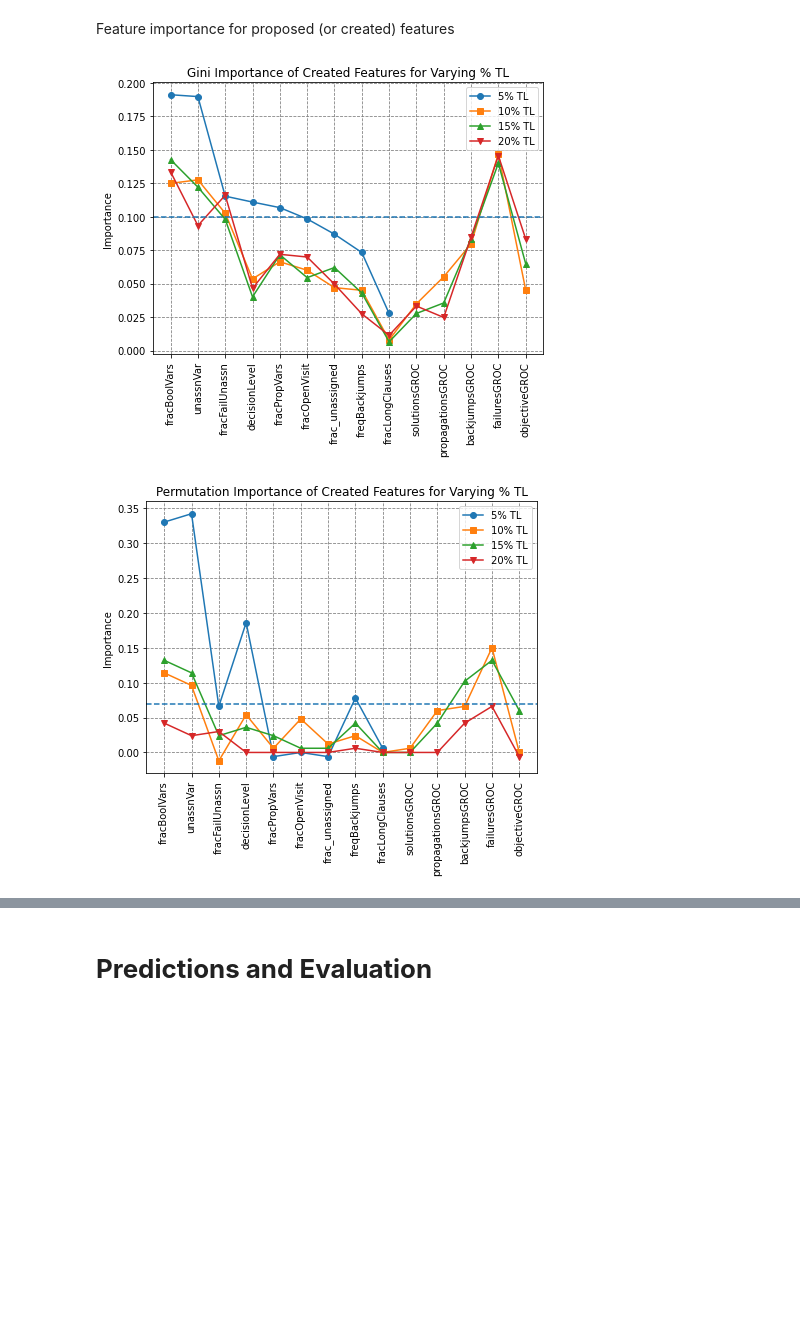
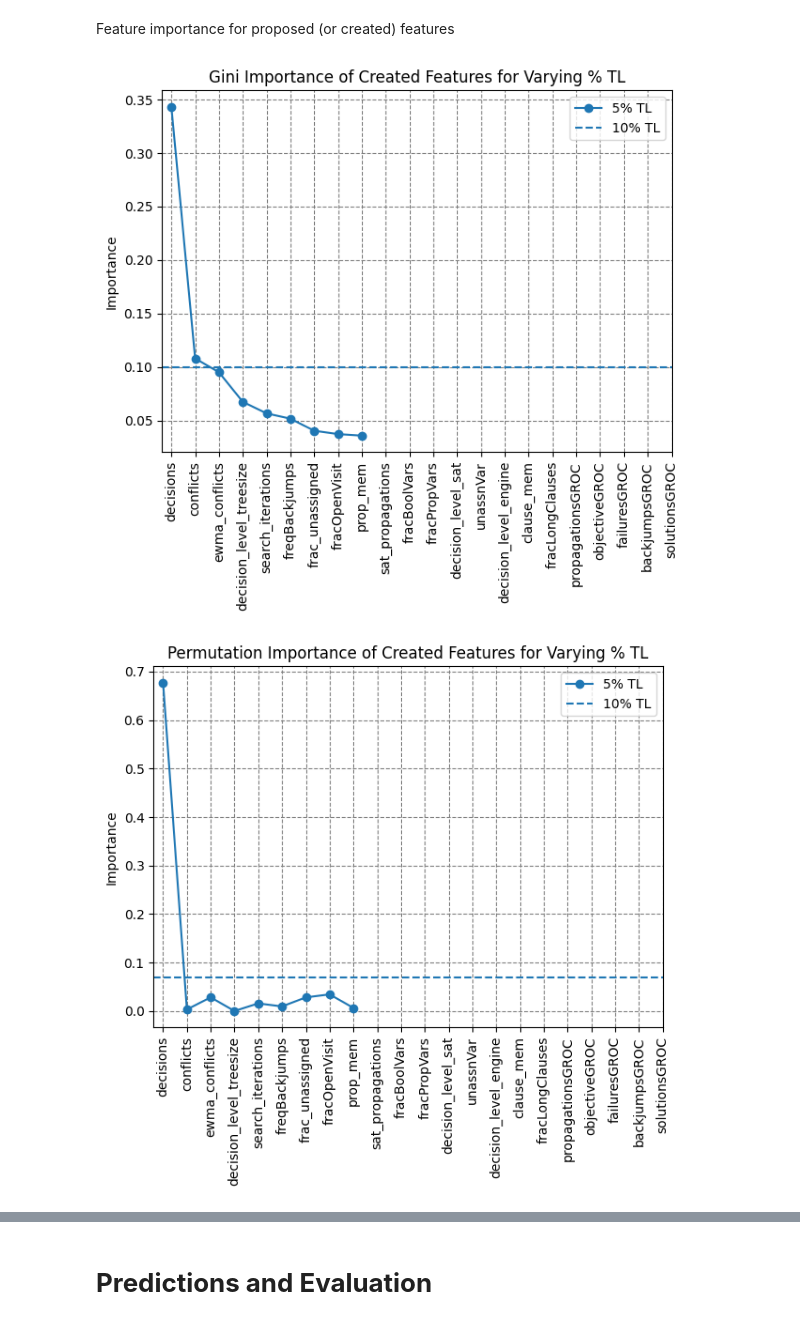
Before and after one commit to IDMP-B-2022/done-soon, a Jupyter notebook: Analysis.ipynb, the cells around one changed output, grey strips where cells are left out. Saved outputs shown, nothing was run; the diff lists cells and outputs as text; code cells hidden in the pictures; blank space fills up the shorter version.

```diff
--- a/Analysis.ipynb
+++ b/Analysis.ipynb
@@ -175,0 +48,18 @@ for df in df_list:
+# %%
+df_5 = []
+for id, problem in finishes_after_lower_bound.iterrows():
+    for p in problem.statistics:
+        percent = round(p["percent"] * 100000, 1)
+        if percent == 0:
+            new_p = dict(p['features'])
+            new_p['mzn'] = problem['mzn']
+            new_p['dzn'] = problem['dzn']
+            new_p['solved_within_time_limit'] = problem['time_to_solution'] < 7199 * 1000
+            df_5.append(new_p)
+# df_5
+# running_after_6_minutes.statistics.map(lambda x: [y['percent'] for y in x])[0]
+# %%
+len(df_5)
+df_5 = pd.DataFrame(df_5)
+df_5 = df_5.set_index(["mzn", "dzn"])
+df_list = [df_5]
@@ -478,10 +376,9 @@ Feature importance for proposed (or created) features
 # %%
 #Only keep proposed features
 for df in df_list:
-  df.drop([    "failures",
-                "nodes",
+  df.drop([     "opennodes",
                 "ewma_opennodes",
-                "decisionLevel_ewma",
+                "ewma_decision_level_engine",
                 "vars",
                 "back_jumps",
                 "ewma_back_jumps",
@@ -496,7 +393,7 @@ for df in df_list:
                 "learnt" ,
                 "bin",
                 "tern",
-                "long_vars",
+                "long",
                 "peak_depth",
                 "best_objective",
                 "ewma_best_objective"], axis=1, inplace=True)
@@ -515,15 +412,15 @@ df_5["solutionsGROC"] = np.zeros(df_5.shape[0])
 Xd_train_5, Xd_test_5, yd_train_5, yd_test_5  = train_test_split(df_5.drop(columns = ["solved_within_time_limit"]),\
                                                      df_5["solved_within_time_limit"], test_size=0.25, random_state=22)
 
-Xd_train_10, Xd_test_10, yd_train_10, yd_test_10  = train_test_split(df_10.drop(columns = ["solved_within_time_limit"]),\
-                                                     df_10["solved_within_time_limit"], test_size=0.25, random_state=22)
+# Xd_train_10, Xd_test_10, yd_train_10, yd_test_10  = train_test_split(df_10.drop(columns = ["solved_within_time_limit"]),\
+#                                                      df_10["solved_within_time_limit"], test_size=0.25, random_state=22)
 
-Xd_train_15, Xd_test_15, yd_train_15, yd_test_15  = train_test_split(df_15.drop(columns = ["solved_within_time_limit"]),\
-                                                     df_15["solved_within_time_limit"], test_size=0.25, random_state=22)
+# Xd_train_15, Xd_test_15, yd_train_15, yd_test_15  = train_test_split(df_15.drop(columns = ["solved_within_time_limit"]),\
+#                                                      df_15["solved_within_time_limit"], test_size=0.25, random_state=22)
 
-Xd_train_20, Xd_test_20, yd_train_20, yd_test_20  = train_test_split(df_20.drop(columns = ["solved_within_time_limit"]),\
-                                                     df_20["solved_within_time_limit"], test_size=0.25, random_state=22)
-#Feature importances using only proposed features
+# Xd_train_20, Xd_test_20, yd_train_20, yd_test_20  = train_test_split(df_20.drop(columns = ["solved_within_time_limit"]),\
+#                                                      df_20["solved_within_time_limit"], test_size=0.25, random_state=22)
+# #Feature importances using only proposed features
 def importance (X, y):
   dcs_5 = RandomForestClassifier(min_samples_leaf = 5,random_state=22)
   dcs_5.fit(X, y)
@@ -536,17 +433,17 @@ def importance (X, y):
 sorted_indices = np.argsort(importances_5)[::-1]
 perm_sorted_indices = np.argsort(perm_5.importances_mean)[::-1]
 
-[importances_10, perm_10] = importance(Xd_train_10, yd_train_10)
-sorted_indices_10 = np.argsort(importances_10)[::-1]
-perm_sorted_indices_10 = np.argsort(perm_10.importances_mean)[::-1]
+# [importances_10, perm_10] = importance(Xd_train_10, yd_train_10)
+# sorted_indices_10 = np.argsort(importances_10)[::-1]
+# perm_sorted_indices_10 = np.argsort(perm_10.importances_mean)[::-1]
 
-[importances_15, perm_15] = importance(Xd_train_15, yd_train_15)
-sorted_indices_15 = np.argsort(importances_15)[::-1]
-perm_sorted_indices_15 = np.argsort(perm_15.importances_mean)[::-1]
+# [importances_15, perm_15] = importance(Xd_train_15, yd_train_15)
+# sorted_indices_15 = np.argsort(importances_15)[::-1]
+# perm_sorted_indices_15 = np.argsort(perm_15.importances_mean)[::-1]
 
-[importances_20, perm_20] = importance(Xd_train_20, yd_train_20)
-sorted_indices_20 = np.argsort(importances_20)[::-1]
-perm_sorted_indices_20 = np.argsort(perm_20.importances_mean)[::-1]
+# [importances_20, perm_20] = importance(Xd_train_20, yd_train_20)
+# sorted_indices_20 = np.argsort(importances_20)[::-1]
+# perm_sorted_indices_20 = np.argsort(perm_20.importances_mean)[::-1]
 
 #Print images
 printAll = True #set to flase to show top 10 features
@@ -555,9 +452,9 @@ if printAll:
   plt.figure(figsize=(7, 5))
   plt.title('Gini Importance of Created Features for Varying % TL')
   plt.plot(Xd_train_5.columns[sorted_indices][0:9], importances_5[sorted_indices][0:9],'-o' )
-  plt.plot(Xd_train_10.columns[sorted_indices], importances_10[sorted_indices], '-s')
-  plt.plot(Xd_train_15.columns[sorted_indices], importances_15[sorted_indices], '-^' )
-  plt.plot(Xd_train_20.columns[sorted_indices], importances_20[sorted_indices], '-v')
+#   plt.plot(Xd_train_10.columns[sorted_indices], importances_10[sorted_indices], '-s')
+#   plt.plot(Xd_train_15.columns[sorted_indices], importances_15[sorted_indices], '-^' )
+#   plt.plot(Xd_train_20.columns[sorted_indices], importances_20[sorted_indices], '-v')
   plt.axhline(y=0.10, linestyle='--')
   plt.xticks(range(Xd_train_5.shape[1]), Xd_train_5.columns[sorted_indices], rotation=90)
   plt.ylabel('Importance')
@@ -567,41 +464,41 @@ if printAll:
   plt.figure(figsize=(7, 5))
   plt.title('Permutation Importance of Created Features for Varying % TL')
   plt.plot(Xd_train_5.columns[sorted_indices][0:9], perm_5.importances_mean[sorted_indices][0:9]*10,'-o' )
-  plt.plot(Xd_train_10.columns[sorted_indices], perm_10.importances_mean[sorted_indices]*10, '-s')
-  plt.plot(Xd_train_15.columns[sorted_indices], perm_15.importances_mean[sorted_indices]*10, '-^' )
-  plt.plot(Xd_train_20.columns[sorted_indices], perm_20.importances_mean[sorted_indices]*10, '-v')
+#   plt.plot(Xd_train_10.columns[sorted_indices], perm_10.importances_mean[sorted_indices]*10, '-s')
+#   plt.plot(Xd_train_15.columns[sorted_indices], perm_15.importances_mean[sorted_indices]*10, '-^' )
+#   plt.plot(Xd_train_20.columns[sorted_indices], perm_20.importances_mean[sorted_indices]*10, '-v')
   plt.axhline(y=0.07, linestyle='--')
   plt.xticks(range(Xd_train_5.shape[1]), Xd_train_5.columns[sorted_indices], rotation=90)
   plt.ylabel('Importance')
   plt.grid(axis='both', color='gray', linestyle='dashed')
   plt.legend(["5% TL", "10% TL", "15% TL", "20% TL"])
 else:
   plt.figure(figsize=(7, 5))
   plt.title('Top 10 Gini Important Created Features for Varying % TL')
   plt.plot(Xd_train_5.columns[sorted_indices][0:10], importances_5[sorted_indices][0:10],'o' )
   plt.plot(Xd_train_10.columns[sorted_indices_10][0:10], importances_10[sorted_indices_10][0:10], 's')
   plt.plot(Xd_train_15.columns[sorted_indices_15][0:10], importances_15[sorted_indices_15][0:10], '^' )
   plt.plot(Xd_train_20.columns[sorted_indices_20][0:10], importances_20[sorted_indices_20][0:10], 'v')
   plt.axhline(y=0.10, linestyle='--')
   plt.xticks(range(13), Xd_train_5.columns[sorted_indices][0:12], rotation=90)
   plt.ylabel('Importance')
   plt.grid(axis='both', color='gray', linestyle='dashed')
   plt.legend(["5% TL", "10% TL", "15% TL", "20% TL"])
 
   plt.figure(figsize=(7, 5))
   plt.title('Top 10 Permutation Important Created Features for Varying % TL')
   plt.plot(Xd_train_5.columns[perm_sorted_indices][0:10], perm_5.importances_mean[perm_sorted_indices][0:10]*10,'o' )
   plt.plot(Xd_train_10.columns[perm_sorted_indices_10][0:10], perm_10.importances_mean[perm_sorted_indices_10][0:10]*10, 's')
   plt.plot(Xd_train_15.columns[perm_sorted_indices_15][0:10], perm_15.importances_mean[perm_sorted_indices_15][0:10]*10, '^' )
   plt.plot(Xd_train_20.columns[perm_sorted_indices_20][0:10], perm_20.importances_mean[perm_sorted_indices_20][0:10]*10, 'v')
   plt.axhline(y=0.07, linestyle='--')
   plt.xticks(range(13), Xd_train_5.columns[perm_sorted_indices][0:12], rotation=90)
   plt.ylabel('Importance')
   plt.grid(axis='both', color='gray', linestyle='dashed')
   plt.legend(["5% TL", "10% TL", "15% TL", "20% TL"])
 # %% [output]
-[figure, old version]
+[figure, new version]
-[figure, old version]
+[figure, new version]
 # %%
 #select top 5 features for training
 Xs_train_5  = Xd_train_5.iloc[:, sorted_indices[0:5]]
```
Also changed, not shown: parts of 19 cells of this notebook, 1 other file.
